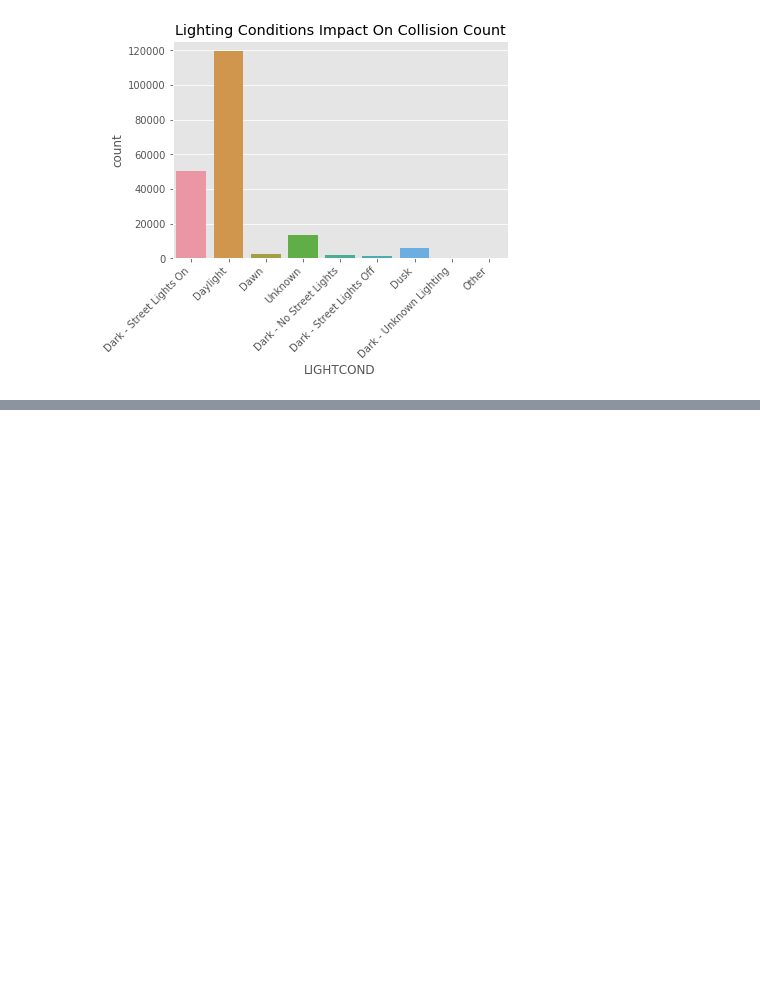
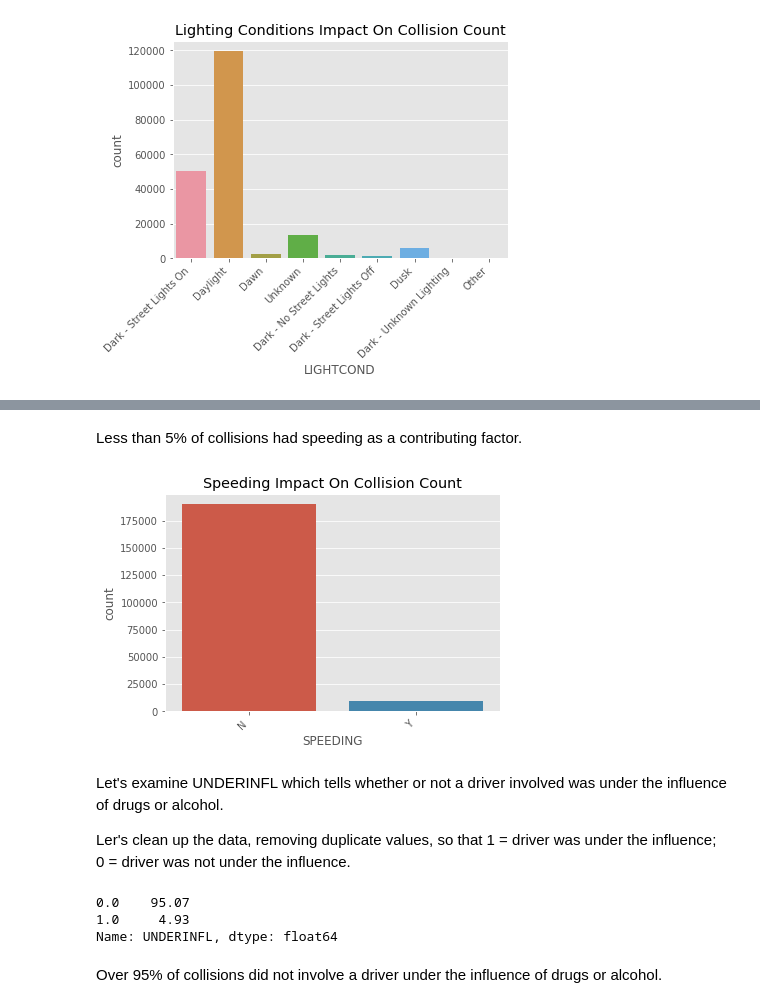
Before and after one commit to 1905jerry/Coursera_Capstone, a Jupyter notebook: Coursera_Capstone Project.ipynb, the cells around one changed output, grey strips where cells are left out. Saved outputs shown, nothing was run; the diff lists cells and outputs as text; code cells hidden in the pictures; blank space fills up the shorter version.

```diff
--- a/Coursera_Capstone Project.ipynb
+++ b/Coursera_Capstone Project.ipynb
@@ -490,0 +547,14 @@ plt.show()
+# %% [markdown]
+Less than 5% of collisions had speeding as a contributing factor.
+# %%
+plt.style.use('ggplot')
+plt.title('Speeding Impact On Collision Count')
+ax = sns.countplot(df['SPEEDING'], data=df)
+ax.set_xticklabels(ax.get_xticklabels(), rotation=45, horizontalalignment='right')
+plt.show()
+# %% [output]
+[figure, added]
+# %% [markdown]
+Let's examine UNDERINFL which tells whether or not a driver involved was under the influence of drugs or alcohol.
+
+Ler's clean up the data, removing duplicate values, so that 1 = driver was under the influence; 0 = driver was not under the influence.
@@ -490,0 +563,8 @@ plt.show()
+# %%
+df['UNDERINFL'].value_counts(normalize=True).round(4)*100
+# %% [output]
+0.0    95.07
+1.0     4.93
+Name: UNDERINFL, dtype: float64
+# %% [markdown]
+Over 95% of collisions did not involve a driver under the influence of drugs or alcohol.
```
Also changed, not shown: parts of 24 cells of this notebook.
